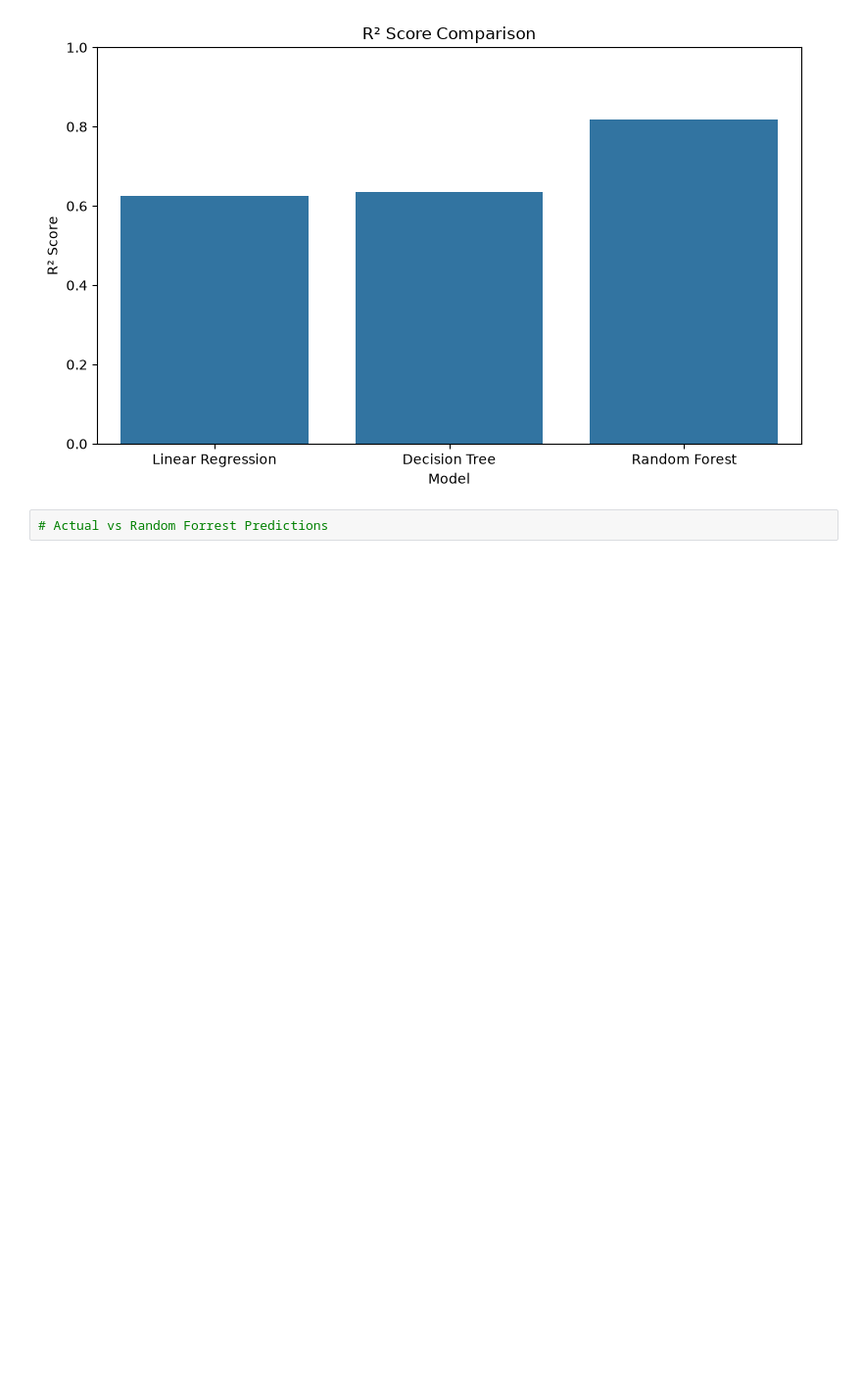
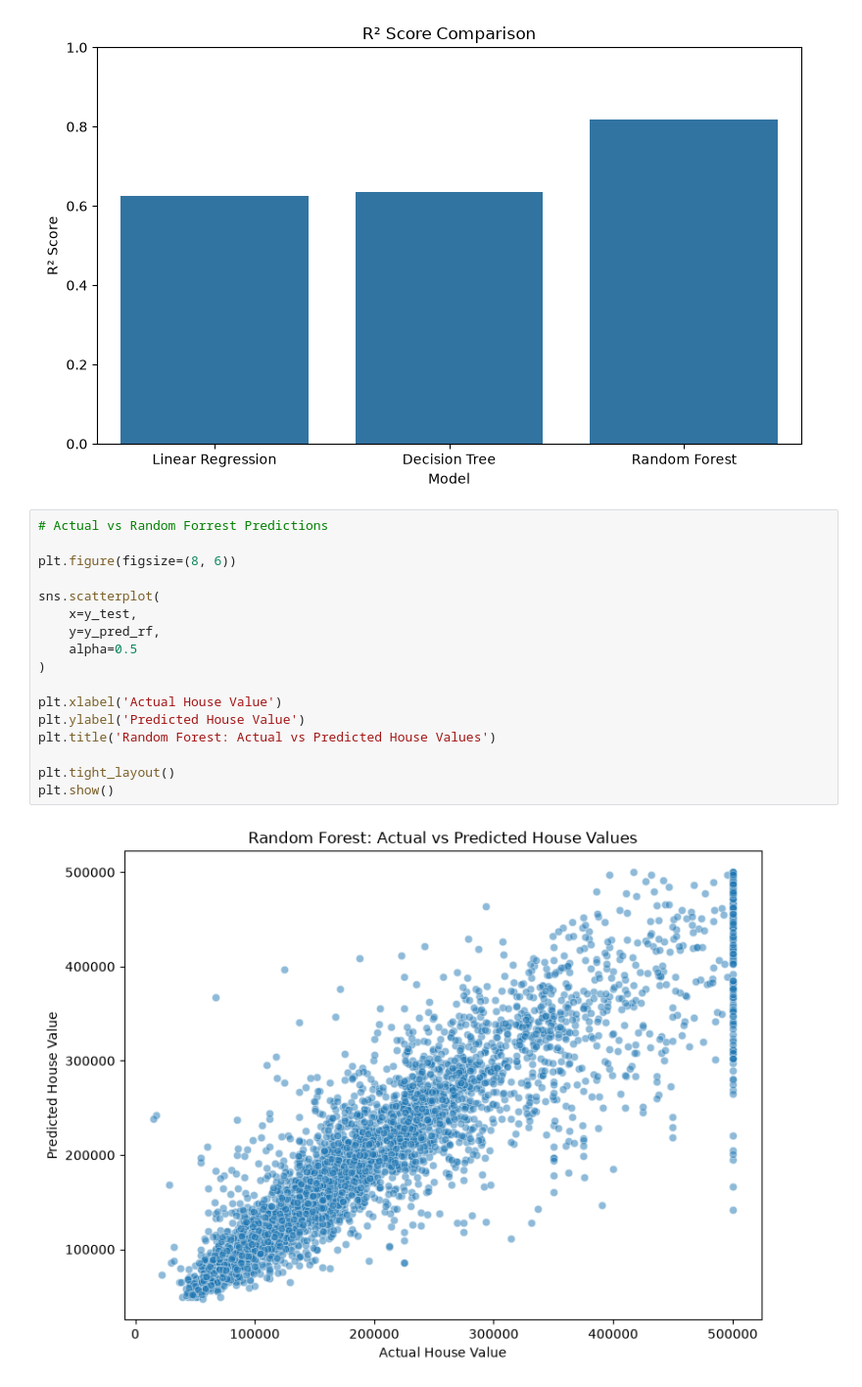
Before and after one commit to khing-fm/Data_Science, a Jupyter notebook: Housing_Price_Prediction.ipynb, the cells around one changed output. Shown at 98% size. Saved outputs shown, nothing was run; the diff lists cells and outputs as text; blank space fills up the shorter version.

```diff
--- a/Housing_Price_Prediction.ipynb
+++ b/Housing_Price_Prediction.ipynb
@@ -1190,3 +1190,20 @@ plt.show()
 [figure]
 # %%
 # Actual vs Random Forrest Predictions
+
+plt.figure(figsize=(8, 6))
+
+sns.scatterplot(
+    x=y_test,
+    y=y_pred_rf,
+    alpha=0.5
+)
+
+plt.xlabel('Actual House Value')
+plt.ylabel('Predicted House Value')
+plt.title('Random Forest: Actual vs Predicted House Values')
+
+plt.tight_layout()
+plt.show()
+# %% [output]
+[figure, added]
```
Also changed, not shown: parts of 1 cell of this notebook.
